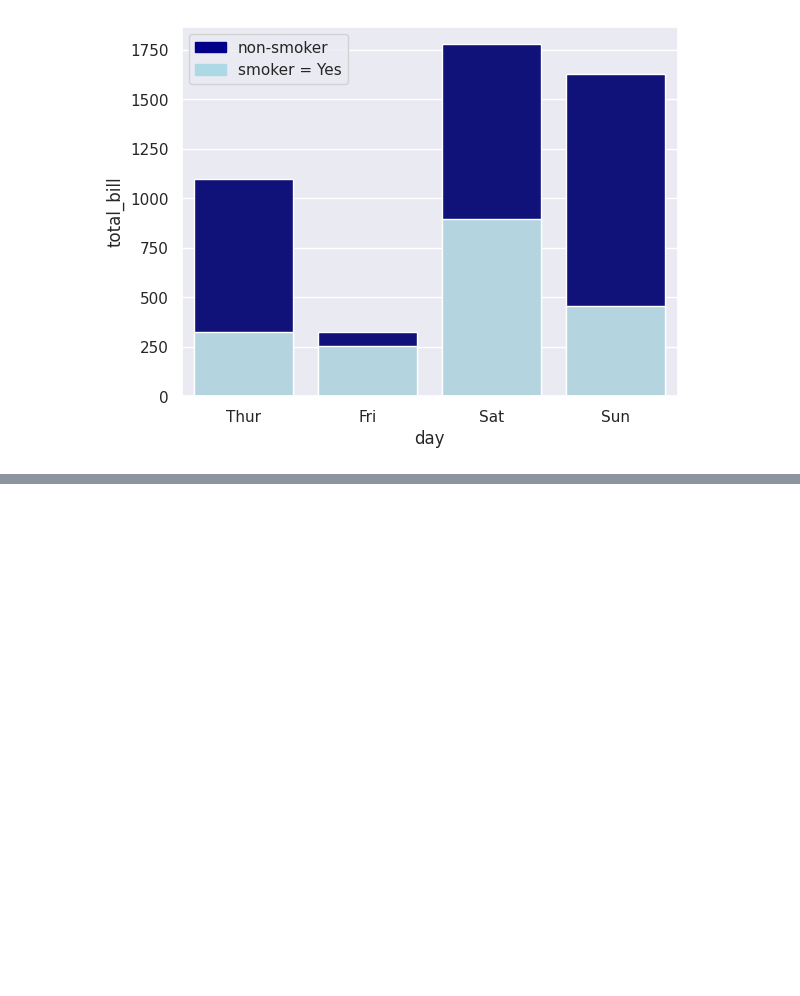
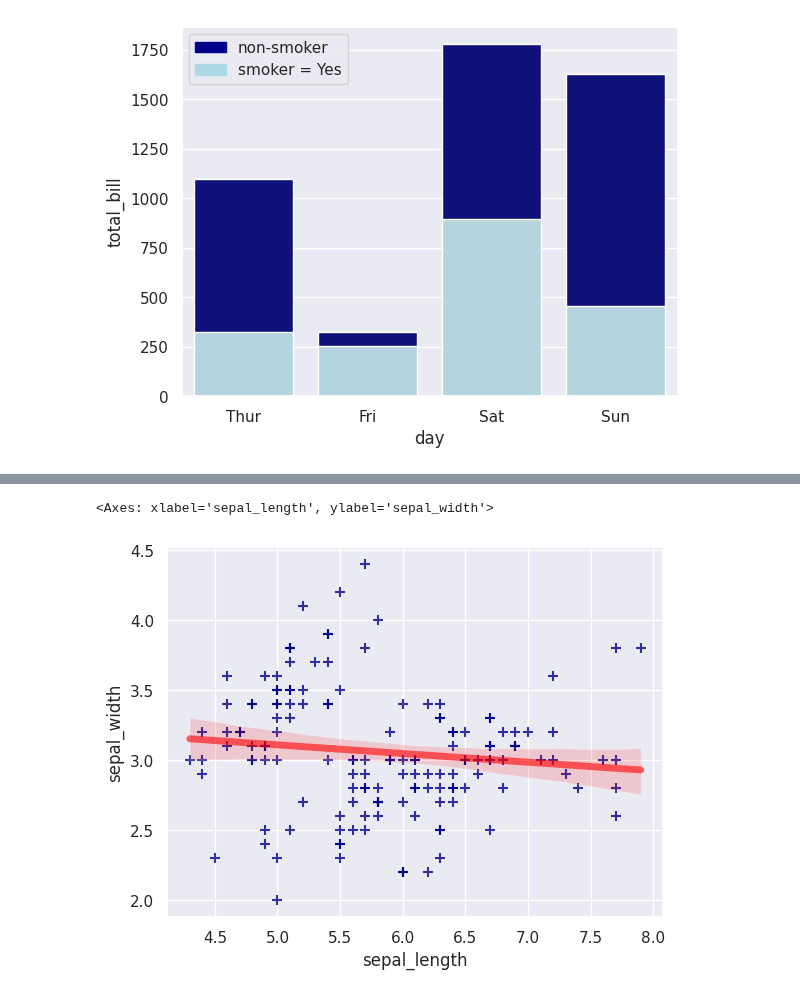
Before and after one commit to Ada-Lovelace-Akademi/data-science, a Jupyter notebook: week-3/3-dataviz.ipynb, the cells around one changed output, grey strips where cells are left out. Saved outputs shown, nothing was run; the diff lists cells and outputs as text; code cells hidden in the pictures; blank space fills up the shorter version.

```diff
--- a/week-3/3-dataviz.ipynb
+++ b/week-3/3-dataviz.ipynb
@@ -130,0 +164,18 @@ plt.show()
+# %%
+sns.regplot(
+    x=df_iris['sepal_length'],
+    y=df_iris['sepal_width'],
+    marker= "+",
+    line_kws={
+        "color":"red",
+        "alpha":0.6,
+        "lw":5
+    },
+    scatter_kws={
+        "color":"darkblue",
+        "s":50
+    }
+    )
+# %% [output]
+<Axes: xlabel='sepal_length', ylabel='sepal_width'>
+[figure, added]
```
Also changed, not shown: parts of 8 cells of this notebook.
